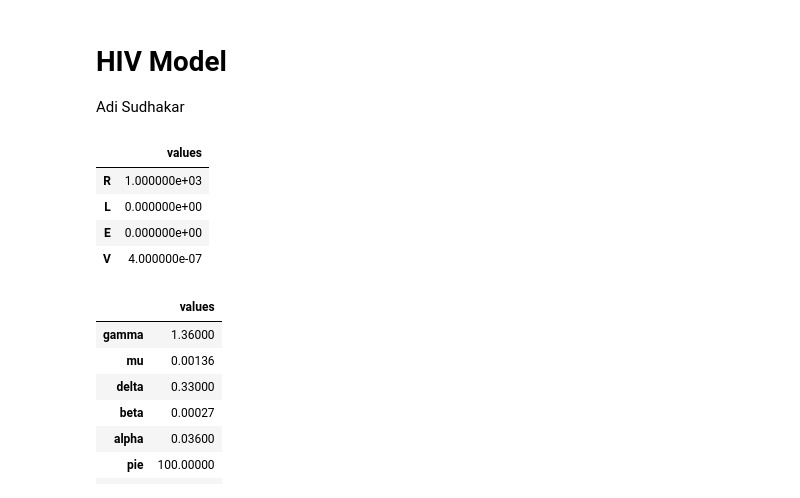
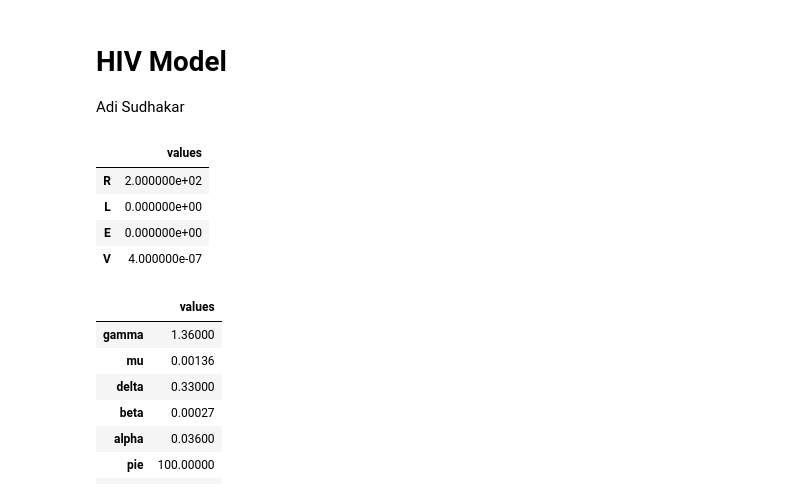
Before and after one commit to aditya-sudhakar/ModSimPy, a Jupyter notebook: code/HIV Model.ipynb, the cells around one changed output. Drawn from its saved outputs; the diff is of its cells as text; code cells hidden in the pictures.

```diff
--- a/code/HIV Model.ipynb
+++ b/code/HIV Model.ipynb
@@ -12,15 +12,15 @@ Adi Sudhakar
 from modsim import *
 # %%
 state = State(
-    R=1000, # activated normal lymphocytes
+    R=200, # activated normal lymphocytes
     L=0, # latently infected
     E=0, # actively infected
     V=4e-7 # free virions
 
 )
 # %% [output]
 |  | values |
-| R | 1.000000e+03 |
+| R | 2.000000e+02 |
 | L | 0.000000e+00 |
 | E | 0.000000e+00 |
 | V | 4.000000e-07 |
```
Also changed, not shown: parts of 9 cells of this notebook.
